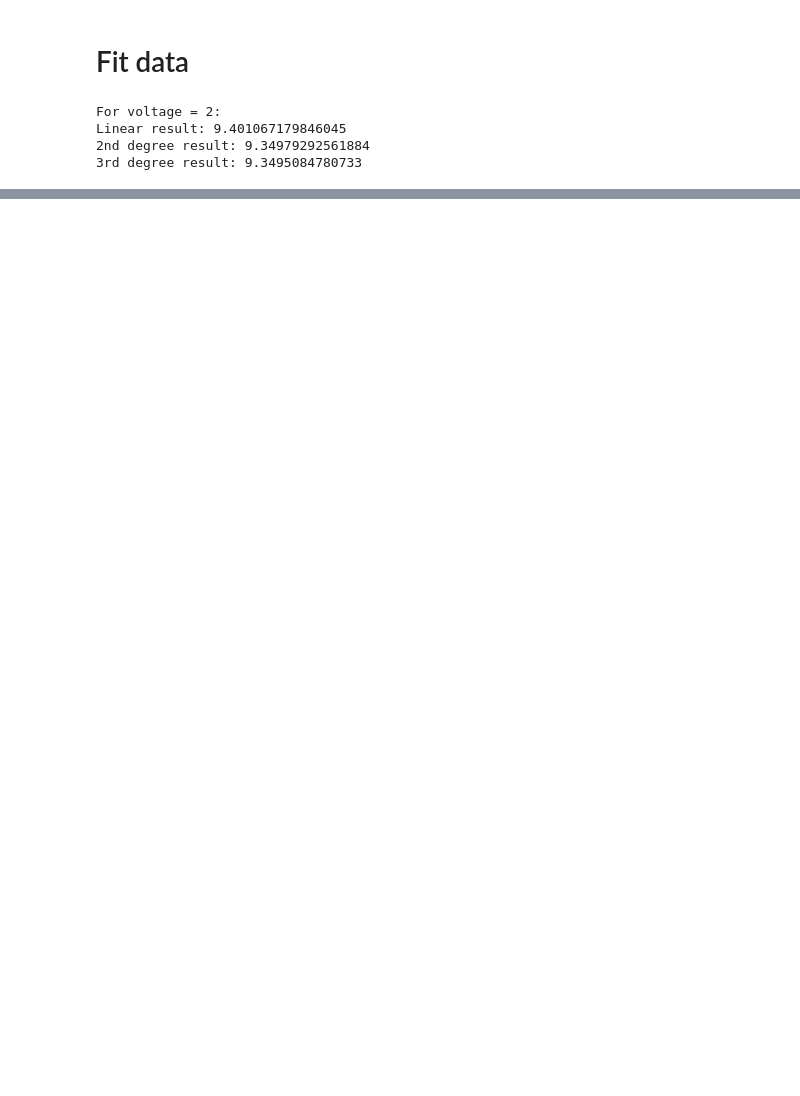
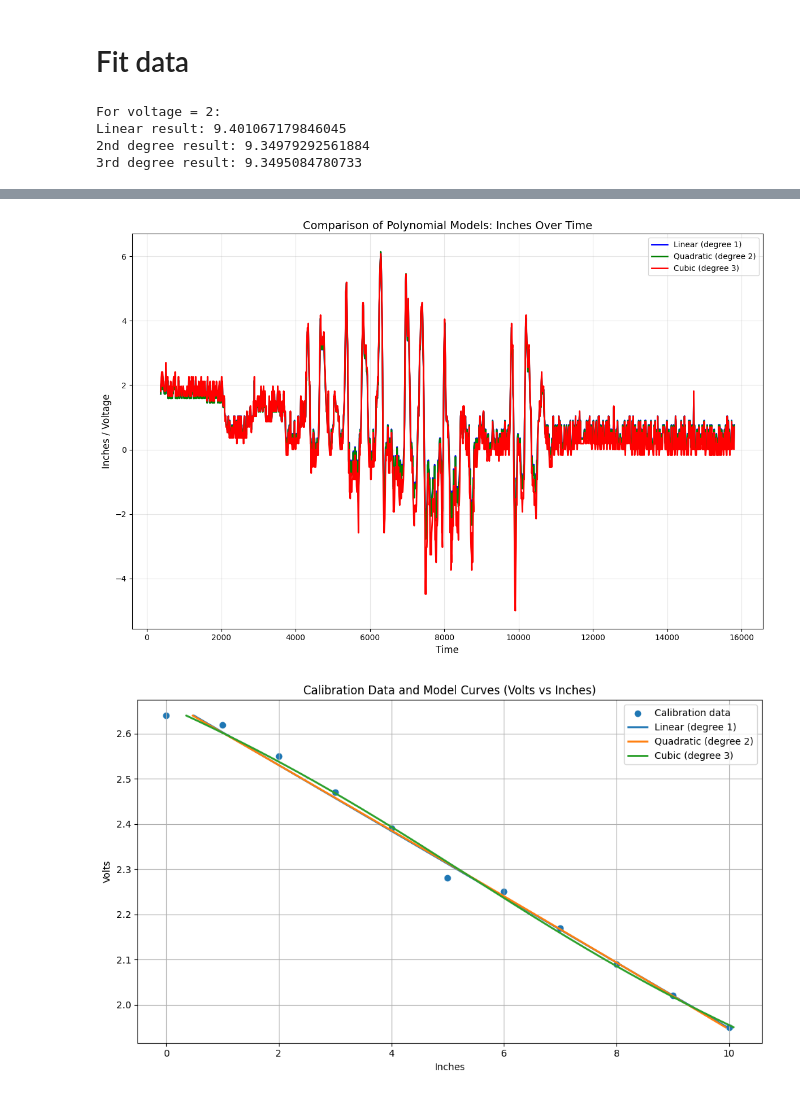
Before and after one commit to TR-Baja/baja-data-processing, a Jupyter notebook: suspnension_volt_conersion/convert.ipynb, the cells around one changed output, grey strips where cells are left out. Drawn from its saved outputs; the diff is of its cells as text; code cells hidden in the pictures; blank space fills up the shorter version.

Commit message:
trials

```diff
--- a/suspnension_volt_conersion/convert.ipynb
+++ b/suspnension_volt_conersion/convert.ipynb
@@ -145,0 +147,69 @@ Predicted inches over time for all models:
+# %%
+import pandas as pd
+import matplotlib.pyplot as plt
+# Example of using it on csv and graphing
+df_data = pd.read_csv('data/trial1.csv', sep=',')
+#print(df_data.columns)
+time = df_data['Interval|"ms"|0|0|1']
+time_volts = df_data['Analog1|"Volts"|0.0|5.0|100']
+
+df = pd.read_csv('calibration_data/rightWheelAN1.csv') #for calibration
+inches = df["Displacement (in)"]
+volts = df["Volts"]
+
+
+models = [
+    (fit_model(volts, inches, degree=1), "Linear (degree 1)"),
+    (fit_model(volts, inches, degree=2), "Quadratic (degree 2)"),
+    (fit_model(volts, inches, degree=3), "Cubic (degree 3)"),
+]
+
+results_df = pd.DataFrame({"time": time, "volt": time_volts})
+
+for model, model_name in models:
+    predicted_inches = [volt_to_inch(v, model) for v in time_volts]
+    results_df[f"predicted_{model_name.replace(' ', '_').lower()}"] = predicted_inches
+
+plt.figure(figsize=(12, 8))
+
+colors = ['blue', 'green', 'red', 'yellow']
+markers = ['o', 's', '^']
+for i, (model, model_name) in enumerate(models):
+    pred_col = f"predicted_{model_name.replace(' ', '_').lower()}"
+    plt.plot(time, results_df[pred_col],
+             #marker=markers[i],
+             color=colors[i],
+             label=model_name,
+             linewidth=2,
+             markersize=6)
+
+
+plt.xlabel("Time", fontsize=12)
+plt.ylabel("Inches / Voltage", fontsize=12)
+plt.title("Comparison of Polynomial Models: Inches Over Time", fontsize=14)
+plt.legend(loc='best', fontsize=10)
+plt.grid(True, alpha=0.3)
+plt.tight_layout()
+plt.show()
+
+
+plt.figure(figsize=(10, 6))
+
+plt.scatter(inches, volts, label="Calibration data")
+
+volt_range = np.linspace(min(volts), max(volts), 300)
+
+for model, model_name in models:
+    predicted_inches = [volt_to_inch(v, model) for v in volt_range]
+    plt.plot(predicted_inches, volt_range, label=model_name, linewidth=2)
+
+plt.xlabel("Inches")
+plt.ylabel("Volts")
+plt.title("Calibration Data and Model Curves (Volts vs Inches)")
+plt.legend()
+plt.grid(True)
+plt.tight_layout()
+plt.show()
+# %% [output]
+[figure, added]
+[figure, added]
```
Also changed, not shown: parts of 2 cells of this notebook, 8 other files.
